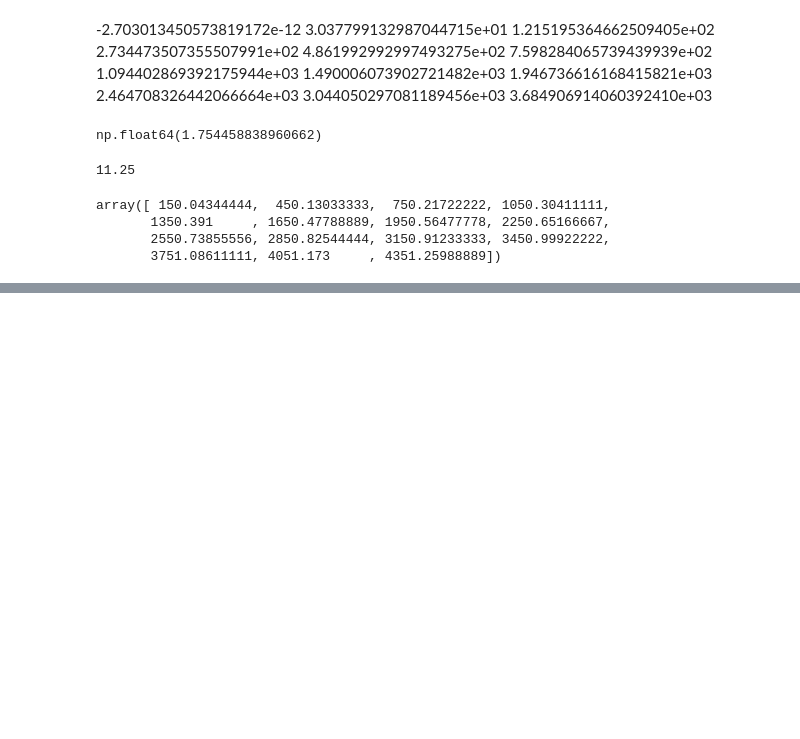
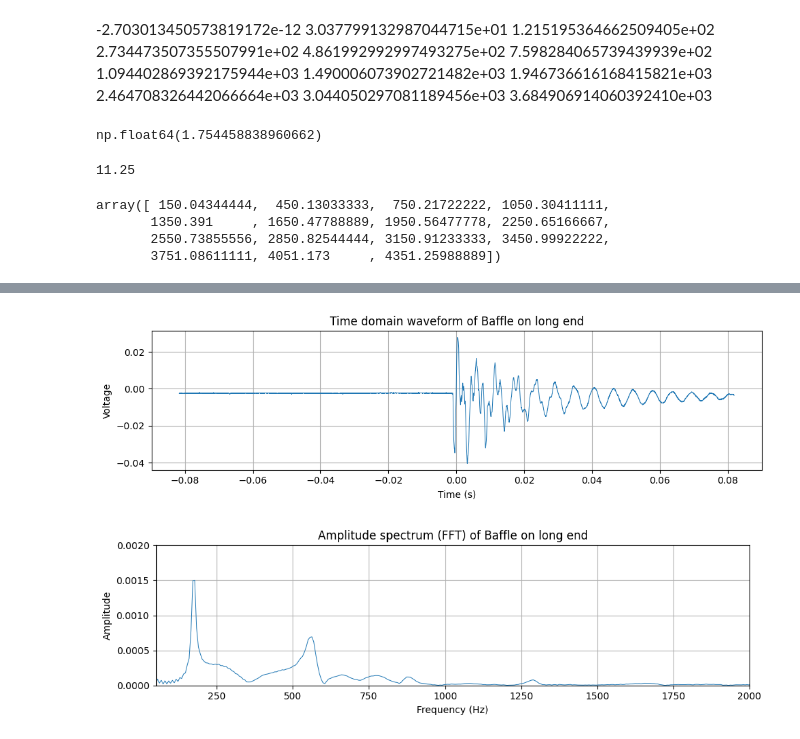
Before and after one commit to massiegabe/Acousticsproject, a Jupyter notebook: Semester_II/S2.ipynb, the cells around one changed output, grey strips where cells are left out. Saved outputs shown, nothing was run; the diff lists cells and outputs as text; code cells hidden in the pictures; blank space fills up the shorter version.

Commit message:
testing baffle

```diff
--- a/Semester_II/S2.ipynb
+++ b/Semester_II/S2.ipynb
@@ -57,0 +136,63 @@ freq
+# %%
+filepath = 'Closed_long_end.csv'
+try:
+    df = pd.read_csv(filepath, header=19, encoding='utf-8')
+except UnicodeDecodeError:
+    # fallback to single-byte encodings if file isn't UTF-8
+    for enc in ('latin1', 'cp1252'):
+        try:
+            df = pd.read_csv(filepath, header=19, encoding=enc)
+            break
+        except Exception:
+            df = None
+    if df is None:
+        raise RuntimeError(f"Failed to read {filepath} with utf-8, latin1, or cp1252 encodings")
+
+# Normalize/ensure column names are time,voltage
+cols = [c.strip() for c in df.columns]
+df.columns = cols
+if set(cols) >= {'x', 'y'}:
+    df = df.rename(columns={'x': 'time', 'y': 'voltage'})
+elif set(cols) >= {'time', 'voltage'}:
+    pass
+else:
+    # fallback: assume first two columns are time and voltage
+    df = df.iloc[:, :2]
+    df.columns = ['time', 'voltage']
+
+time = df['time'].to_numpy()
+voltage = df['voltage'].to_numpy()
+
+# Plot time-domain signal
+plt.figure(figsize=(10, 3))
+plt.plot(time, voltage, linewidth=0.7)
+plt.xlabel('Time (s)')
+plt.ylabel('Voltage')
+plt.title('Time domain waveform of Baffle on long end')
+plt.grid(True)
+plt.tight_layout()
+plt.show()
+
+# Compute FFT
+dt = np.mean(np.diff(time))           # sampling interval
+fs = 1.0 / dt                         # sampling frequency
+N = len(voltage)
+yf = np.fft.rfft(voltage)
+xf = np.fft.rfftfreq(N, d=dt)
+amp = np.abs(yf) / N                  # amplitude spectrum (normalized)
+
+# Plot amplitude spectrum
+plt.figure(figsize=(10, 3))
+plt.plot(xf, amp, linewidth=0.7)
+plt.xlim(0, fs/2)
+plt.xlabel('Frequency (Hz)')
+plt.ylabel('Amplitude')
+plt.title('Amplitude spectrum (FFT) of Baffle on long end')
+plt.xlim(50,2000)
+plt.ylim(0,0.002)
+plt.grid(True)
+plt.tight_layout()
+plt.show()
+# %% [output]
+[figure, added]
+[figure, added]
```
Also changed, not shown: parts of 7 cells of this notebook, 17 other files.
